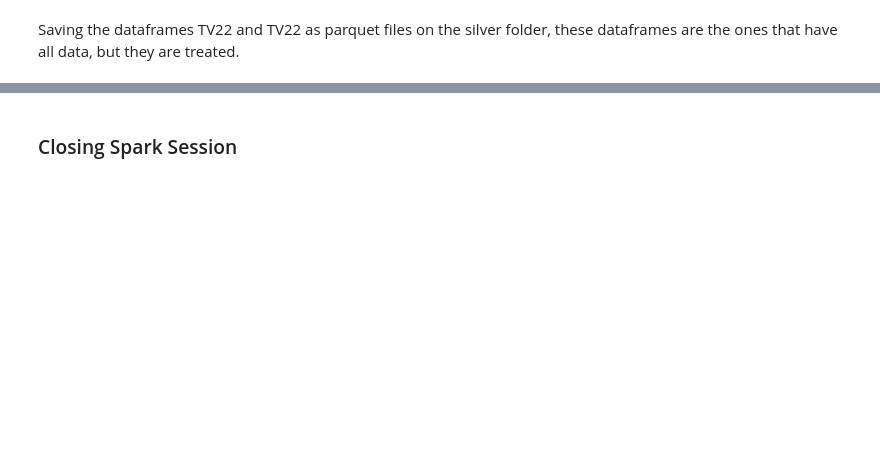
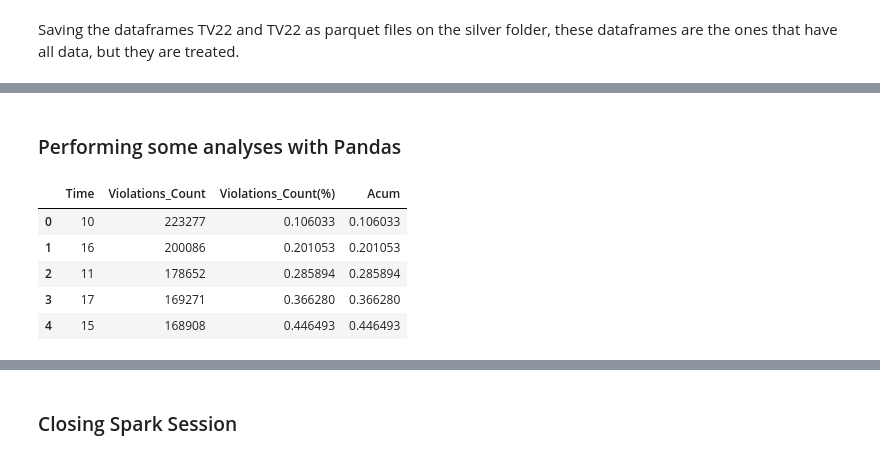
Before and after one commit to matosmatheus7/ETL-TrafficViolation, a Jupyter notebook: TrafficViolation_ExploratoryAnalysis.ipynb, the cells around one changed output, grey strips where cells are left out. Saved outputs shown, nothing was run; the diff lists cells and outputs as text; code cells hidden in the pictures; blank space fills up the shorter version.

```diff
--- a/TrafficViolation_ExploratoryAnalysis.ipynb
+++ b/TrafficViolation_ExploratoryAnalysis.ipynb
@@ -1656,3 +2015,33 @@ df_frequent_infractions.to_csv('/content/datalake/gold/frequent_infractions_2023
 # violation_type.write.csv("/content/datalake/gold/violation_type_2023.csv")
 # uf_tickets_value.write.csv("/content/datalake/gold/uf_tickets_value_2023.csv")
 # month_ticket_value.write.csv("/content/datalake/gold/month_ticket_value_2023.csv")
+# %% [markdown]
+### Performing some analyses with Pandas
+# %%
+df_TV23 = pd.read_parquet('/content/datalake/silver/traffic_violations_2023', engine='pyarrow')
+# %%
+# Infraction time
+time_infraction = df_TV23['Infraction_Time'].value_counts()
+cumulative_time_percent = df_TV23['Infraction_Time'].value_counts( normalize=True )
+cumulative_time_percent = df_TV23['Infraction_Time'].value_counts( normalize=True ).cumsum()
+
+# Data Dictionary
+Dicionario = {
+    'Time':  time_infraction.index,
+    'Violations_Count': time_infraction.values,
+    'Violations_Count(%)':cumulative_time_percent.values,
+    'Acum':cumulative_time_percent.values
+}
+
+# Create a Dataframe
+df_time_acum = pd.DataFrame( Dicionario )
+
+# Verify Dataframe
+df_time_acum.head(5)
+# %% [output]
+|  | Time | Violations_Count | Violations_Count(%) | Acum |
+| 0 | 10 | 223277 | 0.106033 | 0.106033 |
+| 1 | 16 | 200086 | 0.201053 | 0.201053 |
+| 2 | 11 | 178652 | 0.285894 | 0.285894 |
+| 3 | 17 | 169271 | 0.366280 | 0.366280 |
+| 4 | 15 | 168908 | 0.446493 | 0.446493 |
```
Also changed, not shown: parts of 52 cells of this notebook, 8 other files.
